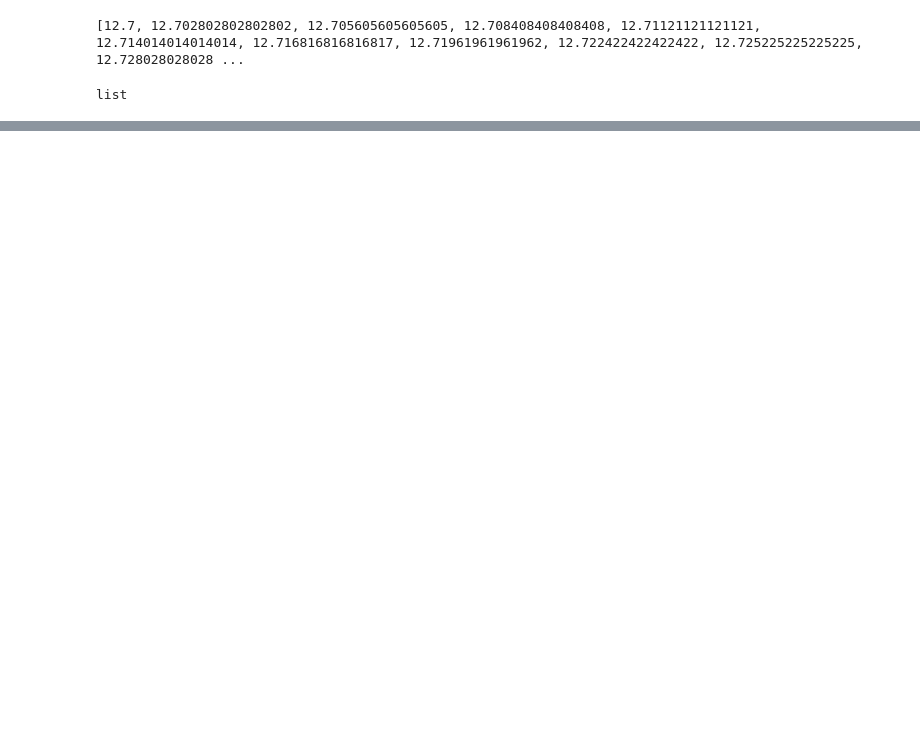
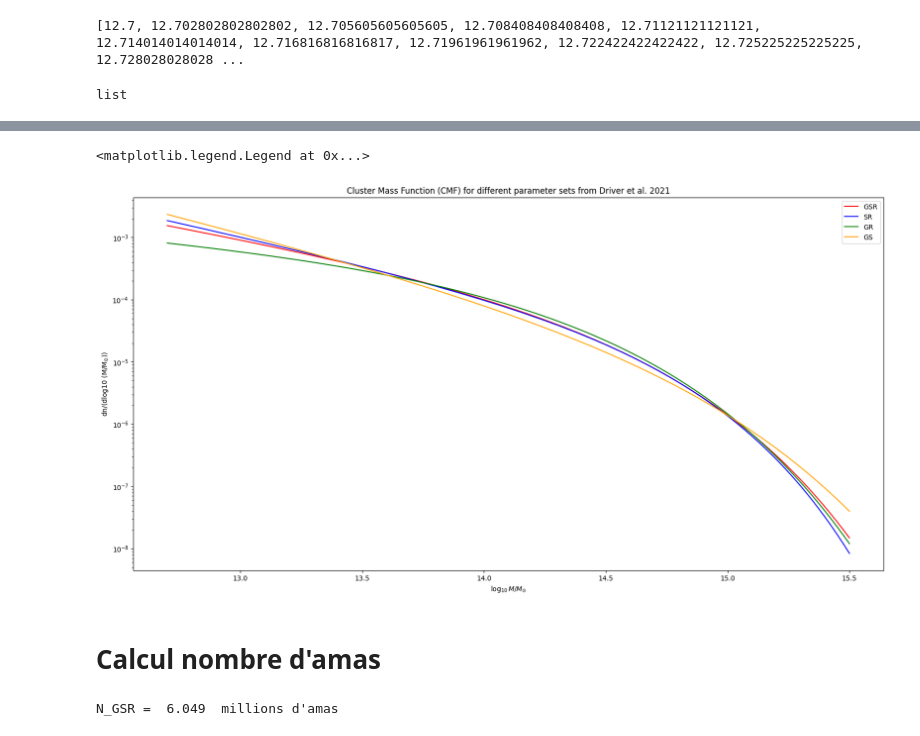
Before and after one commit to EmileD123/M2_Internship_clusters_cross_X_optical, a Jupyter notebook: caracterisation selection effects/modélisation_CMF.ipynb, the cells around one changed output, grey strips where cells are left out. Cells and saved outputs as stored; diff of their text form; code cells hidden in the pictures; blank space fills up the shorter version.

Commit message:
propagation erreurs avec optim + premiers calculs de nombre d'amas

```diff
--- a/caracterisation selection effects/modélisation_CMF.ipynb
+++ b/caracterisation selection effects/modélisation_CMF.ipynb
@@ -73,0 +169,42 @@ Text(0, 0.5, 'dn/(dlog10 (M/M$_{\\odot}$))')
+# %%
+fig = plt.figure(figsize=(20, 10))
+
+plt.plot(log10_M_Msun, CMF_GSR, label='GSR', color='red')
+
+
+plt.plot(log10_M_Msun, CMF_SR, label='SR', color='blue')
+
+plt.plot(log10_M_Msun, CMF_GR, label='GR', color='green')
+
+plt.plot(log10_M_Msun, CMF_GS, label='GS', color='orange')
+
+
+plt.xlabel(r'$\log_{10} M / M_{\odot}$')
+plt.ylabel(r'dn/(dlog10 (M/M$_{\odot}$))')
+
+plt.yscale('log')
+
+plt.title('Cluster Mass Function (CMF) for different parameter sets from Driver et al. 2021')
+
+plt.legend()
+# %% [output]
+<matplotlib.legend.Legend at 0x...>
+[figure, added]
+# %% [markdown]
+# Calcul nombre d'amas
+# %%
+# Nombre théorique d'amas dans le volume couvert par DESI Legacy Imaging Surveys (Wen et Han 2024)
+angular_area_deg2 = 24000 # Surface couverte par DESI Legacy Imaging Surveys en degrés carrés
+bornes_z = [0,0.65] # Bornes de redshift pour lesquelles on calcule le nombre d'amas (DESI Legacy va jusqu'à z = 1.5)
+
+bornes_log10_M_Msun = [12.7,15.5] # Bornes de masses pour lesquelles la fonction MRP est valable
+
+# GSR
+
+mean_density = CMF_to_mean_density(CMF_GSR_func,bornes_log10_M_Msun)
+volume = Volume_survey(angular_area_deg2,bornes_z)
+N_GSR = mean_density * volume # Ce serait bien aussi de prendre en compte les erreurs pour avaoir une fourchette de valeurs
+
+print('N_GSR = ',round(N_GSR/1e6,3),' millions d\'amas')
+# %% [output]
+N_GSR =  6.049  millions d'amas
```
Also changed, not shown: parts of 10 cells of this notebook, 2 other files.
